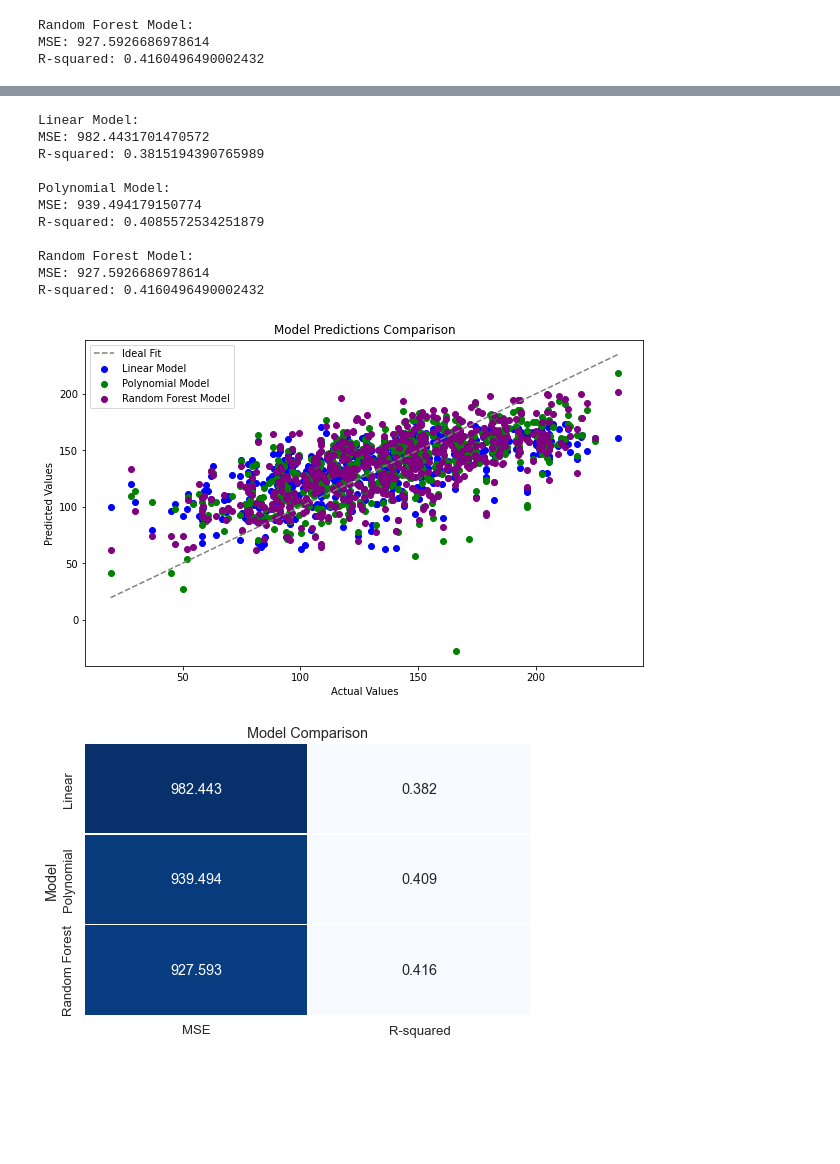
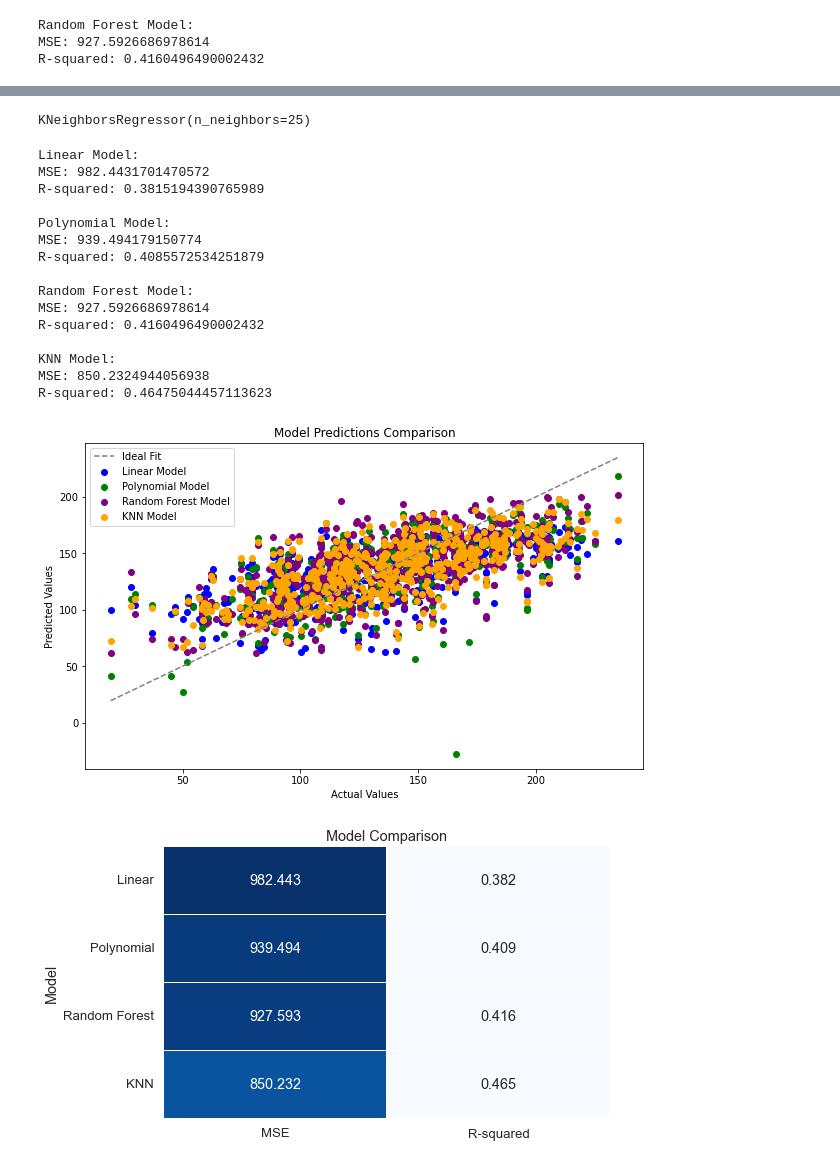
Before and after one commit to Finer-Things/2023_Erdos_Institute_Bootcamp_Education, a Jupyter notebook: Modeling/linear_regression_random_forest.ipynb, the cells around one changed output, grey strips where cells are left out. Drawn from its saved outputs; the diff is of its cells as text; code cells hidden in the pictures; blank space fills up the shorter version.

```diff
--- a/Modeling/linear_regression_random_forest.ipynb
+++ b/Modeling/linear_regression_random_forest.ipynb
@@ -436,12 +405,20 @@ plt.show()
+# %%
+from sklearn.neighbors import KNeighborsRegressor
+knn = KNeighborsRegressor(n_neighbors=25, weights="uniform")
+knn.fit(X=X_train_scaled,
+           y=y_train)
+# %% [output]
+KNeighborsRegressor(n_neighbors=25)
 # %%
 from sklearn.metrics import mean_squared_error, r2_score
+from sklearn.neighbors import KNeighborsRegressor
 import matplotlib.pyplot as plt
 
 # Assuming you have rf_predictions from a Random Forest model
 rf_predictions = rf_model.predict(X_val_scaled)
-
 linear_predictions = linreg.predict(X_val_scaled)
 poly_predictions = polyreg.predict(X_val_scaled)
+knn_predictions = knn.predict(X_val_scaled)  # Adding KNN predictions
 
 linear_mse = mean_squared_error(y_val, linear_predictions)
 linear_r2 = r2_score(y_val, linear_predictions)
@@ -451,6 +428,9 @@ poly_r2 = r2_score(y_val, poly_predictions)
 
 rf_mse = mean_squared_error(y_val, rf_predictions)
 rf_r2 = r2_score(y_val, rf_predictions)
+
+knn_mse = mean_squared_error(y_val, knn_predictions)
+knn_r2 = r2_score(y_val, knn_predictions)
 
 print("Linear Model:")
 print(f"MSE: {linear_mse}")
@@ -467,11 +447,17 @@ print(f"MSE: {rf_mse}")
 print(f"R-squared: {rf_r2}")
 print()
 
+print("KNN Model:")
+print(f"MSE: {knn_mse}")
+print(f"R-squared: {knn_r2}")
+print()
+
 plt.figure(figsize=(10, 6))
 
 plt.scatter(y_val, linear_predictions, label='Linear Model', color='blue')
 plt.scatter(y_val, poly_predictions, label='Polynomial Model', color='green')
 plt.scatter(y_val, rf_predictions, label='Random Forest Model', color='purple')
+plt.scatter(y_val, knn_predictions, label='KNN Model', color='orange')  # Adding KNN to the plot
 
 plt.plot([min(y_val), max(y_val)], [min(y_val), max(y_val)], linestyle='--', color='gray', label='Ideal Fit')
 
@@ -492,40 +478,47 @@ R-squared: 0.4085572534251879
 Random Forest Model:
 MSE: 927.5926686978614
 R-squared: 0.4160496490002432
+
+KNN Model:
+MSE: 850.2324944056938
+R-squared: 0.46475044457113623
-[figure, old version]
+[figure, new version]
 # %%
 import pandas as pd
 import seaborn as sns
 import matplotlib.pyplot as plt
 from sklearn.metrics import mean_squared_error, r2_score
 
 # Assuming you have the metrics calculated as described in your question
 linear_mse = 982.4431701470572
 linear_r2 = 0.3815194390765989
 
 poly_mse = 939.494179150774
 poly_r2 = 0.4085572534251879
 
 rf_mse = 927.5926686978614
 rf_r2 = 0.4160496490002432
 
+knn_mse = 850.2324944056938
+knn_r2 = 0.46475044457113623
+
 # Create a DataFrame
 data = {
-    'Model': ['Linear', 'Polynomial', 'Random Forest'],
-    'MSE': [linear_mse, poly_mse, rf_mse],
-    'R-squared': [linear_r2, poly_r2, rf_r2]
+    'Model': ['Linear', 'Polynomial', 'Random Forest', 'KNN'],
+    'MSE': [linear_mse, poly_mse, rf_mse, knn_mse],
+    'R-squared': [linear_r2, poly_r2, rf_r2, knn_r2]
 }
 
 df = pd.DataFrame(data)
 
 # Plot the table using seaborn
 plt.figure(figsize=(8, 5))
 sns.set(font_scale=1.2)  # Adjust font size
 sns.heatmap(df.set_index('Model'), annot=True, fmt=".3f", cmap="Blues", linewidths=.3, cbar=False)
 plt.title('Model Comparison')
 plt.show()
 # %% [output]
-[figure, old version]
+[figure, new version]
 # %%
 import pandas as pd
 import seaborn as sns
```
Also changed, not shown: parts of 8 cells of this notebook.
